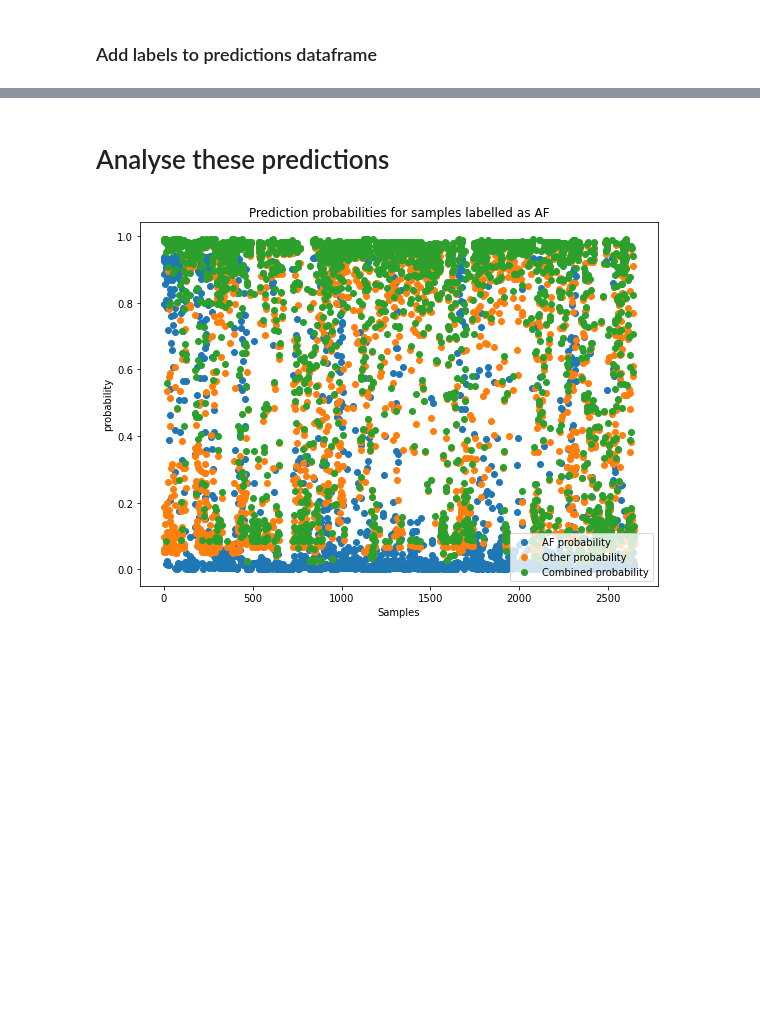
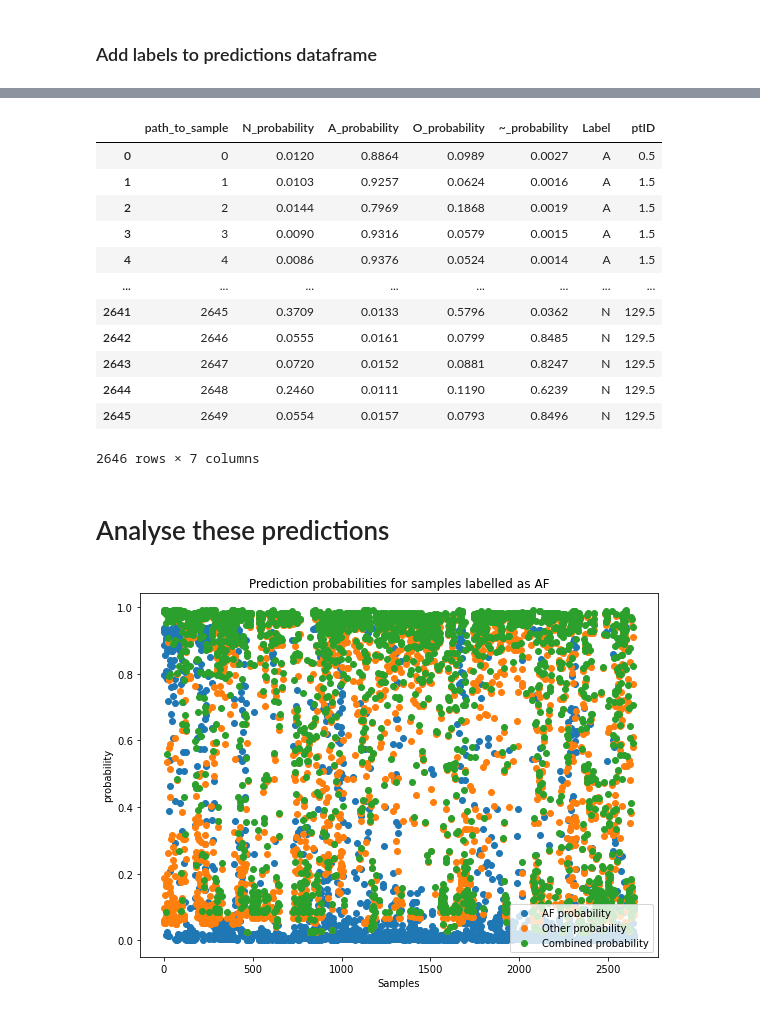
Before and after one commit to jordanesmith/Data_of_your_Heart_11B_Project, a Jupyter notebook: Novel Neural Network/Analyse_results_SAFER.ipynb, the cells around one changed output, grey strips where cells are left out. Cells and saved outputs as stored; diff of their text form; code cells hidden in the pictures; blank space fills up the shorter version.

```diff
--- a/Novel Neural Network/Analyse_results_SAFER.ipynb
+++ b/Novel Neural Network/Analyse_results_SAFER.ipynb
@@ -135,3 +96,21 @@ feas1_predictions_df
+# %%
+feas1_predictions_df = pd.read_csv('..\\2_data\\data_analysis\\feas1_results.csv')
+rows_to_drop = []
+feas1_predictions_df
+# %% [output]
+|  | path_to_sample | N_probability | A_probability | O_probability | ~_probability | Label | ptID |
+| 0 | 0 | 0.0120 | 0.8864 | 0.0989 | 0.0027 | A | 0.5 |
+| 1 | 1 | 0.0103 | 0.9257 | 0.0624 | 0.0016 | A | 1.5 |
+| 2 | 2 | 0.0144 | 0.7969 | 0.1868 | 0.0019 | A | 1.5 |
+| 3 | 3 | 0.0090 | 0.9316 | 0.0579 | 0.0015 | A | 1.5 |
+| 4 | 4 | 0.0086 | 0.9376 | 0.0524 | 0.0014 | A | 1.5 |
+| ... | ... | ... | ... | ... | ... | ... | ... |
+| 2641 | 2645 | 0.3709 | 0.0133 | 0.5796 | 0.0362 | N | 129.5 |
+| 2642 | 2646 | 0.0555 | 0.0161 | 0.0799 | 0.8485 | N | 129.5 |
+| 2643 | 2647 | 0.0720 | 0.0152 | 0.0881 | 0.8247 | N | 129.5 |
+| 2644 | 2648 | 0.2460 | 0.0111 | 0.1190 | 0.6239 | N | 129.5 |
+| 2645 | 2649 | 0.0554 | 0.0157 | 0.0793 | 0.8496 | N | 129.5 |
+2646 rows × 7 columns
 # %% [markdown]
 # Analyse these predictions
 # %%
```
Also changed, not shown: parts of 14 cells of this notebook, 1 other file.
